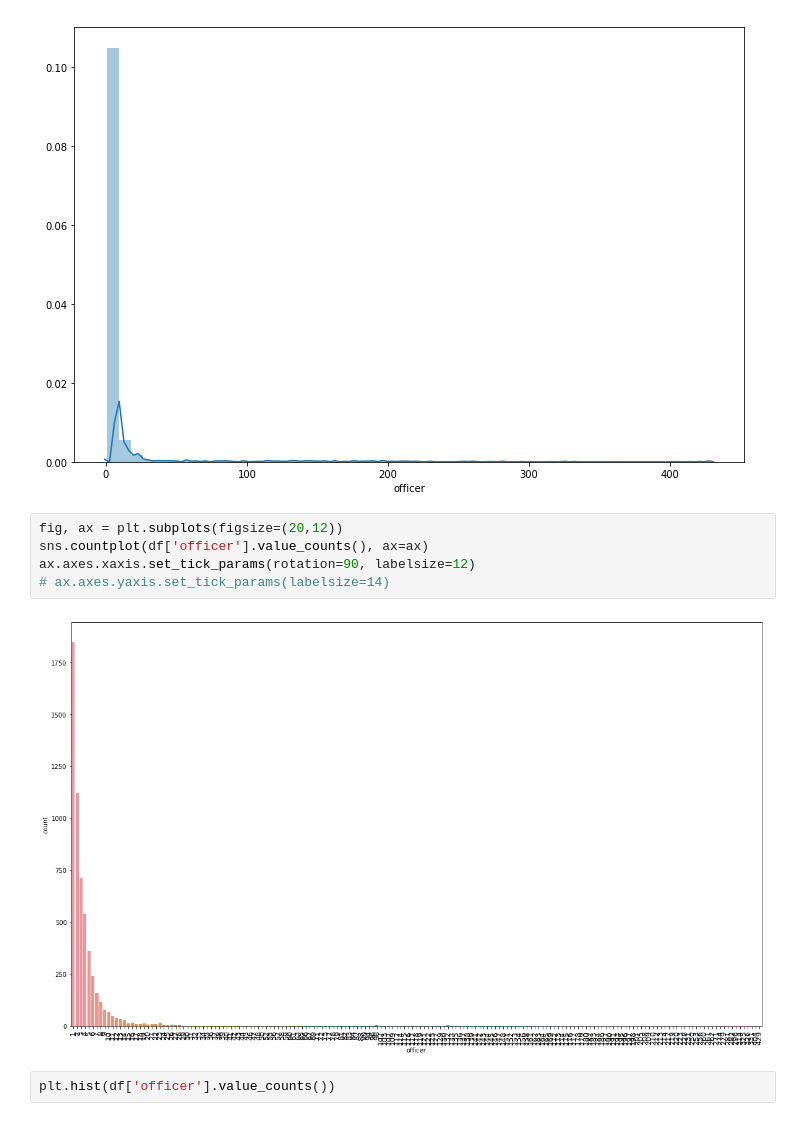
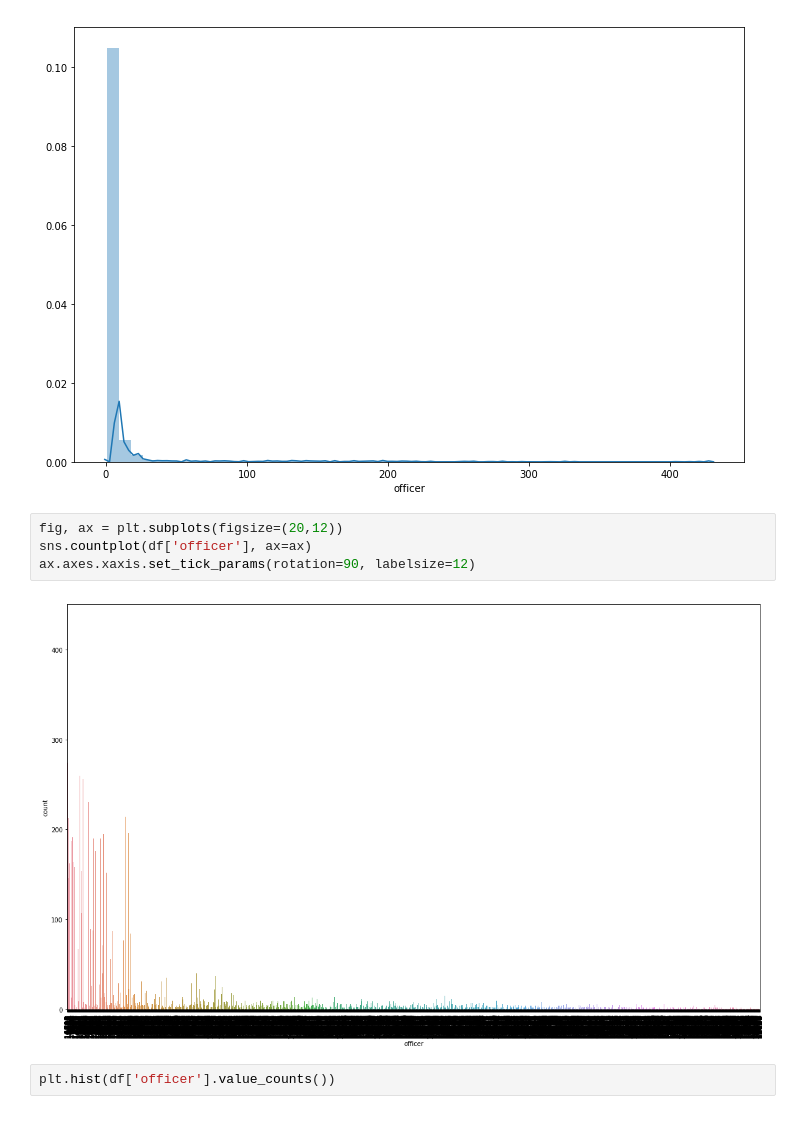
Before and after one commit to propublica/il-tickets-notebooks, a Jupyter notebook: Geocoding_experiments.ipynb, the cells around one changed output. Saved outputs shown, nothing was run; the diff lists cells and outputs as text.

```diff
--- a/Geocoding_experiments.ipynb
+++ b/Geocoding_experiments.ipynb
@@ -290,11 +291,10 @@ sns.distplot(df['officer'].value_counts(), ax=ax)
 [figure]
 # %%
 fig, ax = plt.subplots(figsize=(20,12))
-sns.countplot(df['officer'].value_counts(), ax=ax)
+sns.countplot(df['officer'], ax=ax)
 ax.axes.xaxis.set_tick_params(rotation=90, labelsize=12)
-# ax.axes.yaxis.set_tick_params(labelsize=14)
 # %% [output]
-[figure, old version]
+[figure, new version]
 # %%
 plt.hist(df['officer'].value_counts())
 # %% [output]
```
Also changed, not shown: parts of 8 cells of this notebook, 1 other file.
